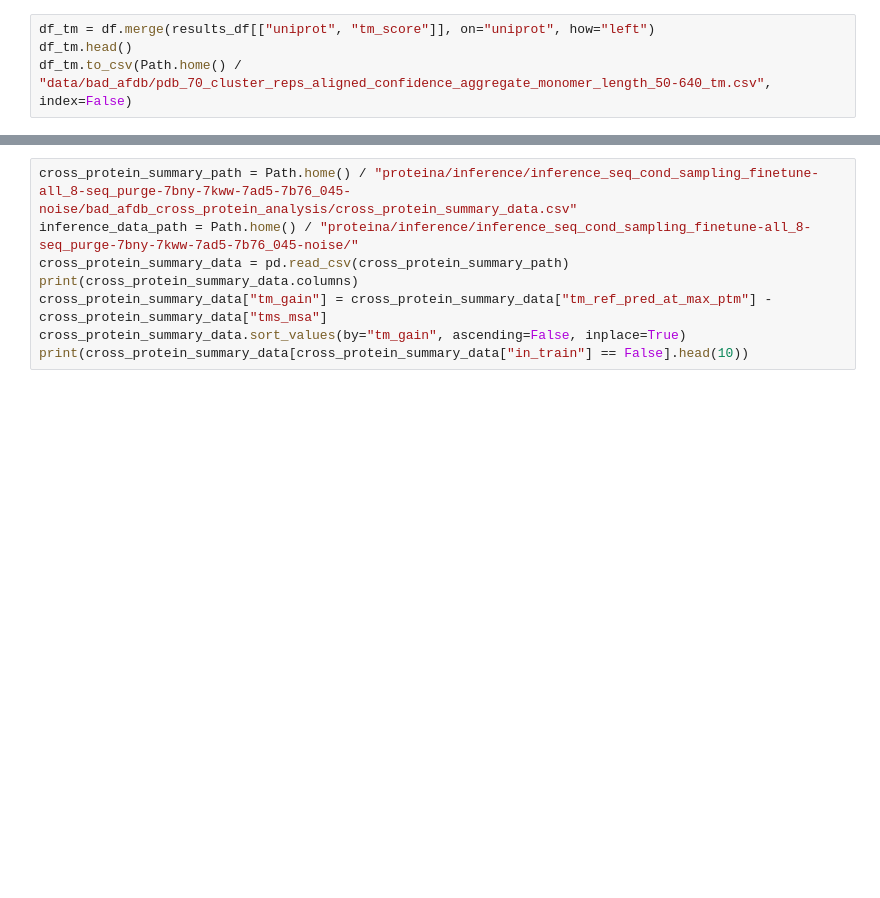
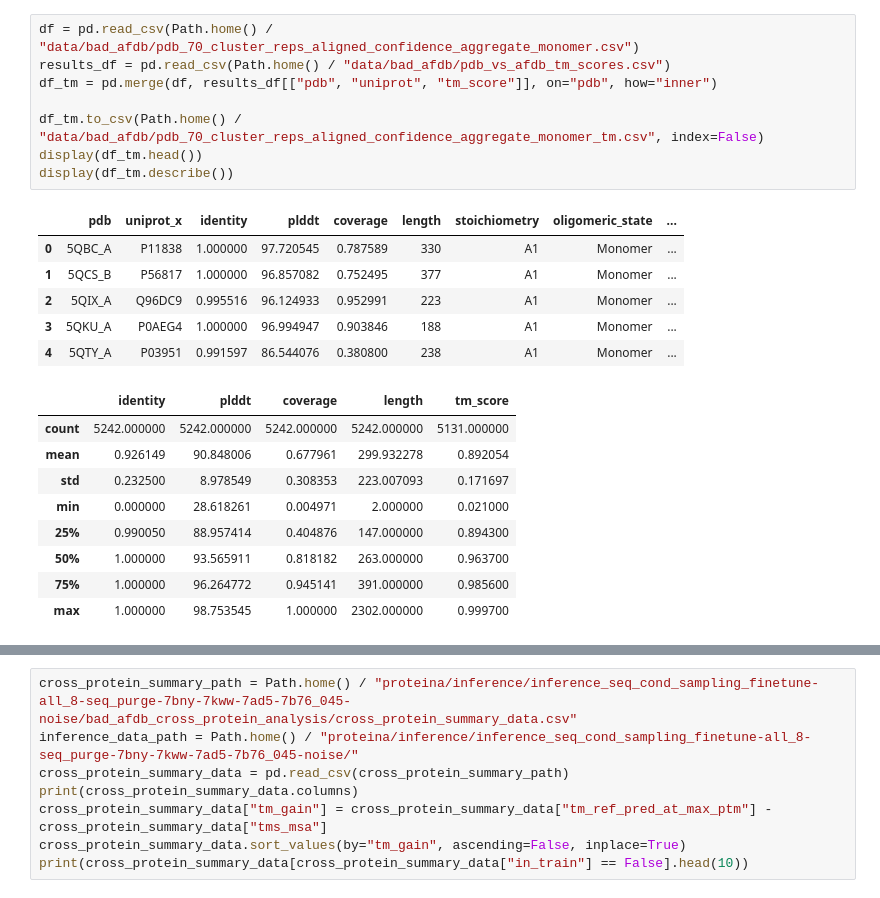
Before and after one commit to Yuwan3154/proteina, a Jupyter notebook: notebooks/bad_afdb_dataset.ipynb, the cells around one changed output, grey strips where cells are left out. Saved outputs shown, nothing was run; the diff lists cells and outputs as text; blank space fills up the shorter version.

Commit message:
Run through the failed AFDB set filtering corrected TMscore

```diff
--- a/notebooks/bad_afdb_dataset.ipynb
+++ b/notebooks/bad_afdb_dataset.ipynb
@@ -189,5 +185,25 @@ results_df.head()
 # %%
-df_tm = df.merge(results_df[["uniprot", "tm_score"]], on="uniprot", how="left")
-df_tm.head()
-df_tm.to_csv(Path.home() / "data/bad_afdb/pdb_70_cluster_reps_aligned_confidence_aggregate_monomer_length_50-640_tm.csv", index=False)
+df = pd.read_csv(Path.home() / "data/bad_afdb/pdb_70_cluster_reps_aligned_confidence_aggregate_monomer.csv")
+results_df = pd.read_csv(Path.home() / "data/bad_afdb/pdb_vs_afdb_tm_scores.csv")
+df_tm = pd.merge(df, results_df[["pdb", "uniprot", "tm_score"]], on="pdb", how="inner")
+
+df_tm.to_csv(Path.home() / "data/bad_afdb/pdb_70_cluster_reps_aligned_confidence_aggregate_monomer_tm.csv", index=False)
+display(df_tm.head())
+display(df_tm.describe())
+# %% [output]
+|  | pdb | uniprot_x | identity | plddt | coverage | length | stoichiometry | oligomeric_state | ... |
+| 0 | 5QBC_A | P11838 | 1.000000 | 97.720545 | 0.787589 | 330 | A1 | Monomer | ... |
+| 1 | 5QCS_B | P56817 | 1.000000 | 96.857082 | 0.752495 | 377 | A1 | Monomer | ... |
+| 2 | 5QIX_A | Q96DC9 | 0.995516 | 96.124933 | 0.952991 | 223 | A1 | Monomer | ... |
+| 3 | 5QKU_A | P0AEG4 | 1.000000 | 96.994947 | 0.903846 | 188 | A1 | Monomer | ... |
+| 4 | 5QTY_A | P03951 | 0.991597 | 86.544076 | 0.380800 | 238 | A1 | Monomer | ... |
+|  | identity | plddt | coverage | length | tm_score |
+| count | 5242.000000 | 5242.000000 | 5242.000000 | 5242.000000 | 5131.000000 |
+| mean | 0.926149 | 90.848006 | 0.677961 | 299.932278 | 0.892054 |
+| std | 0.232500 | 8.978549 | 0.308353 | 223.007093 | 0.171697 |
+| min | 0.000000 | 28.618261 | 0.004971 | 2.000000 | 0.021000 |
+| 25% | 0.990050 | 88.957414 | 0.404876 | 147.000000 | 0.894300 |
+| 50% | 1.000000 | 93.565911 | 0.818182 | 263.000000 | 0.963700 |
+| 75% | 1.000000 | 96.264772 | 0.945141 | 391.000000 | 0.985600 |
+| max | 1.000000 | 98.753545 | 1.000000 | 2302.000000 | 0.999700 |
 # %%
```
Also changed, not shown: parts of 10 cells of this notebook.
